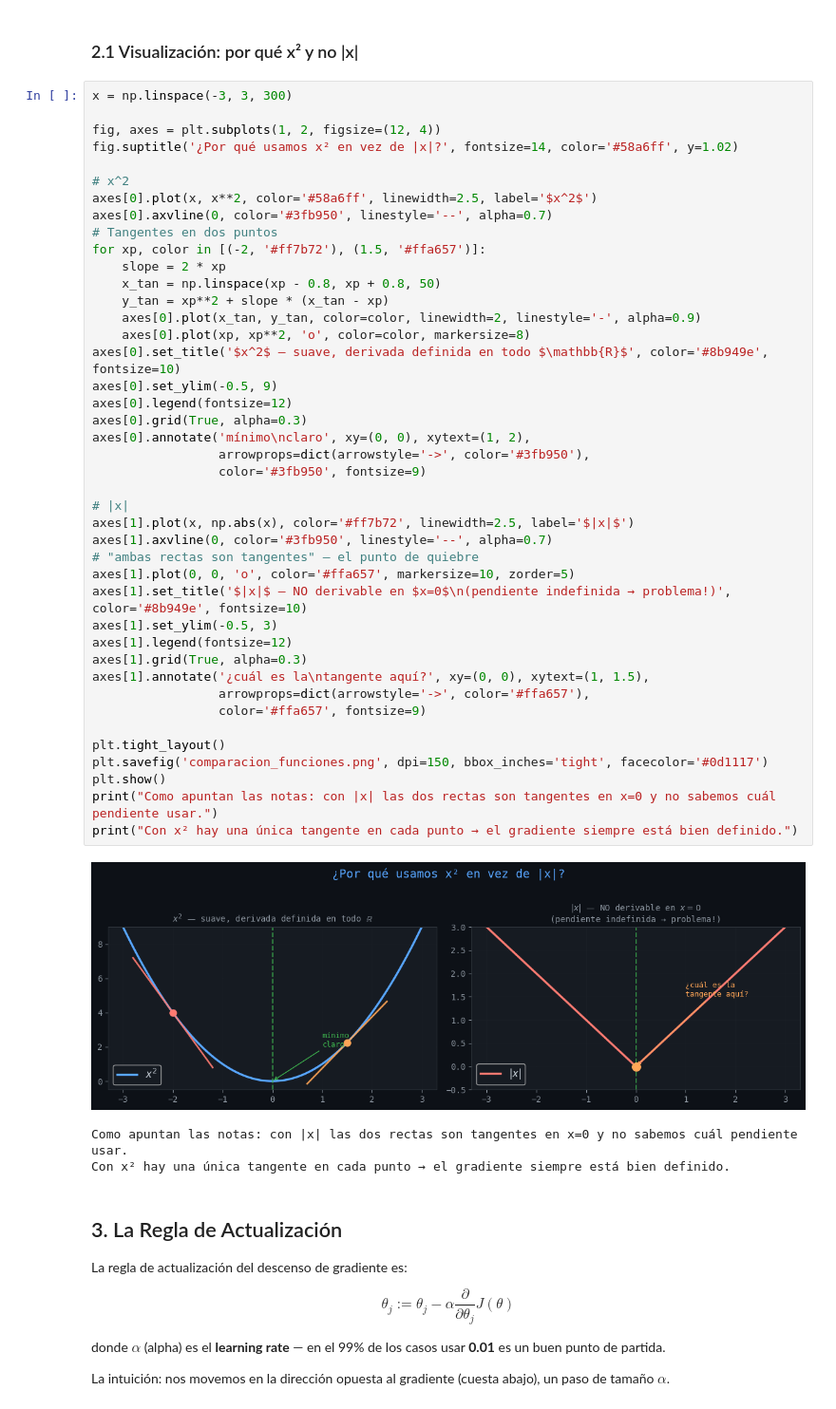
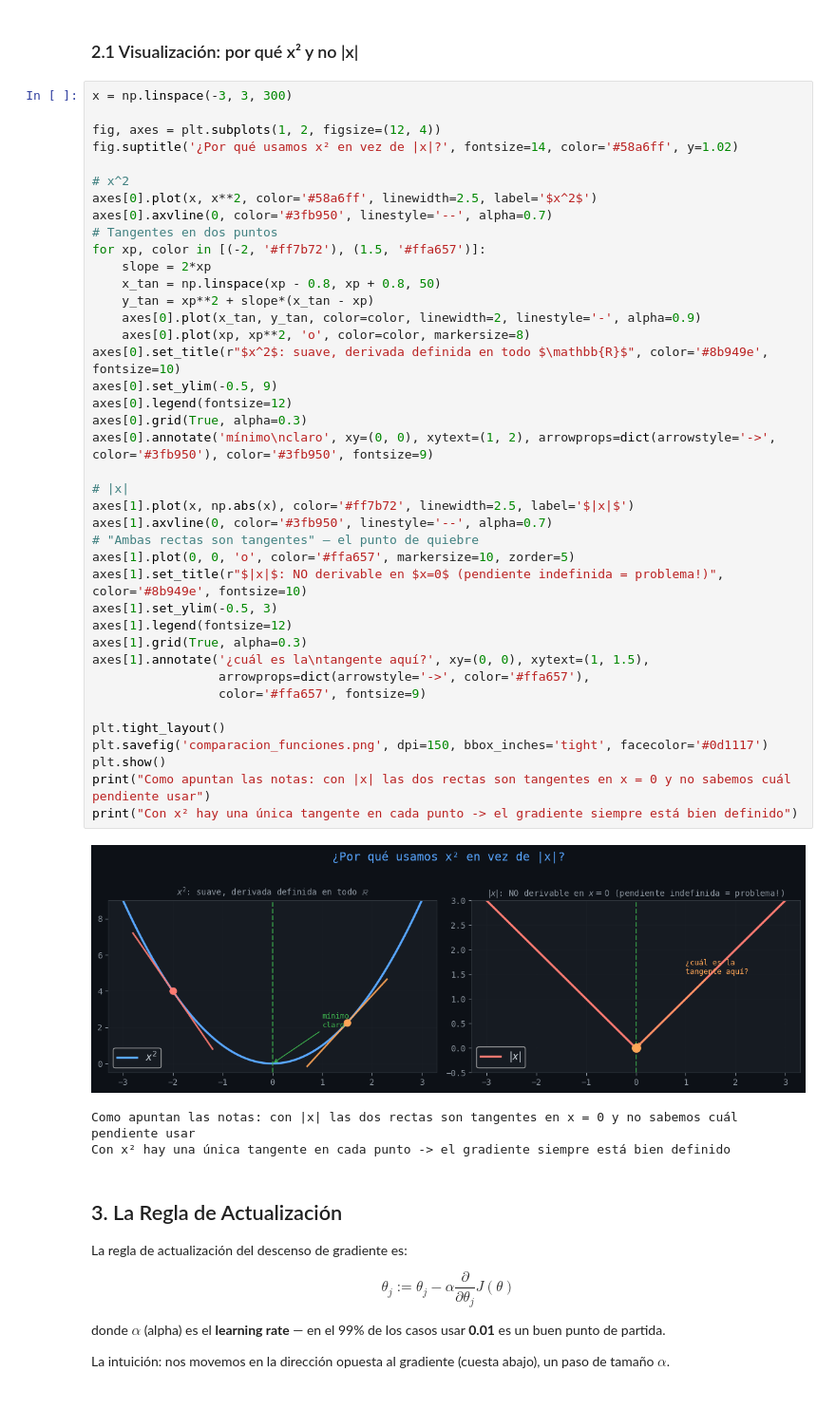
Before and after one commit to Jesus-Penaranda/Descenso-del-Gradiente-desde-Cero, a Jupyter notebook: descenso_gradiente.ipynb, the cells around one changed output. Shown at 95% size. Saved outputs shown, nothing was run; the diff lists cells and outputs as text.

```diff
--- a/descenso_gradiente.ipynb
+++ b/descenso_gradiente.ipynb
@@ -58,46 +58,44 @@ x = np.linspace(-3, 3, 300)
 fig, axes = plt.subplots(1, 2, figsize=(12, 4))
 fig.suptitle('¿Por qué usamos x² en vez de |x|?', fontsize=14, color='#58a6ff', y=1.02)
 
 # x^2
 axes[0].plot(x, x**2, color='#58a6ff', linewidth=2.5, label='$x^2$')
 axes[0].axvline(0, color='#3fb950', linestyle='--', alpha=0.7)
 # Tangentes en dos puntos
 for xp, color in [(-2, '#ff7b72'), (1.5, '#ffa657')]:
-    slope = 2 * xp
+    slope = 2*xp
     x_tan = np.linspace(xp - 0.8, xp + 0.8, 50)
-    y_tan = xp**2 + slope * (x_tan - xp)
+    y_tan = xp**2 + slope*(x_tan - xp)
     axes[0].plot(x_tan, y_tan, color=color, linewidth=2, linestyle='-', alpha=0.9)
     axes[0].plot(xp, xp**2, 'o', color=color, markersize=8)
-axes[0].set_title('$x^2$ — suave, derivada definida en todo $\mathbb{R}$', color='#8b949e', fontsize=10)
+axes[0].set_title(r"$x^2$: suave, derivada definida en todo $\mathbb{R}$", color='#8b949e', fontsize=10)
 axes[0].set_ylim(-0.5, 9)
 axes[0].legend(fontsize=12)
 axes[0].grid(True, alpha=0.3)
-axes[0].annotate('mínimo\nclaro', xy=(0, 0), xytext=(1, 2),
-                 arrowprops=dict(arrowstyle='->', color='#3fb950'),
-                 color='#3fb950', fontsize=9)
+axes[0].annotate('mínimo\nclaro', xy=(0, 0), xytext=(1, 2), arrowprops=dict(arrowstyle='->', color='#3fb950'), color='#3fb950', fontsize=9)
 
 # |x|
 axes[1].plot(x, np.abs(x), color='#ff7b72', linewidth=2.5, label='$|x|$')
 axes[1].axvline(0, color='#3fb950', linestyle='--', alpha=0.7)
-# "ambas rectas son tangentes" — el punto de quiebre
+# "Ambas rectas son tangentes" — el punto de quiebre
 axes[1].plot(0, 0, 'o', color='#ffa657', markersize=10, zorder=5)
-axes[1].set_title('$|x|$ — NO derivable en $x=0$\n(pendiente indefinida → problema!)', color='#8b949e', fontsize=10)
+axes[1].set_title(r"$|x|$: NO derivable en $x=0$ (pendiente indefinida = problema!)", color='#8b949e', fontsize=10)
 axes[1].set_ylim(-0.5, 3)
 axes[1].legend(fontsize=12)
 axes[1].grid(True, alpha=0.3)
 axes[1].annotate('¿cuál es la\ntangente aquí?', xy=(0, 0), xytext=(1, 1.5),
                  arrowprops=dict(arrowstyle='->', color='#ffa657'),
                  color='#ffa657', fontsize=9)
 
 plt.tight_layout()
 plt.savefig('comparacion_funciones.png', dpi=150, bbox_inches='tight', facecolor='#0d1117')
 plt.show()
-print("Como apuntan las notas: con |x| las dos rectas son tangentes en x=0 y no sabemos cuál pendiente usar.")
-print("Con x² hay una única tangente en cada punto → el gradiente siempre está bien definido.")
+print("Como apuntan las notas: con |x| las dos rectas son tangentes en x = 0 y no sabemos cuál pendiente usar")
+print("Con x² hay una única tangente en cada punto -> el gradiente siempre está bien definido")
 # %% [output]
-[figure, old version]
+[figure, new version]
-Como apuntan las notas: con |x| las dos rectas son tangentes en x=0 y no sabemos cuál pendiente usar.
-Con x² hay una única tangente en cada punto → el gradiente siempre está bien definido.
+Como apuntan las notas: con |x| las dos rectas son tangentes en x = 0 y no sabemos cuál pendiente usar
+Con x² hay una única tangente en cada punto -> el gradiente siempre está bien definido
 # %% [markdown]
 ## 3. La Regla de Actualización
 
```
Also changed, not shown: parts of 18 cells of this notebook, 2 other files.
